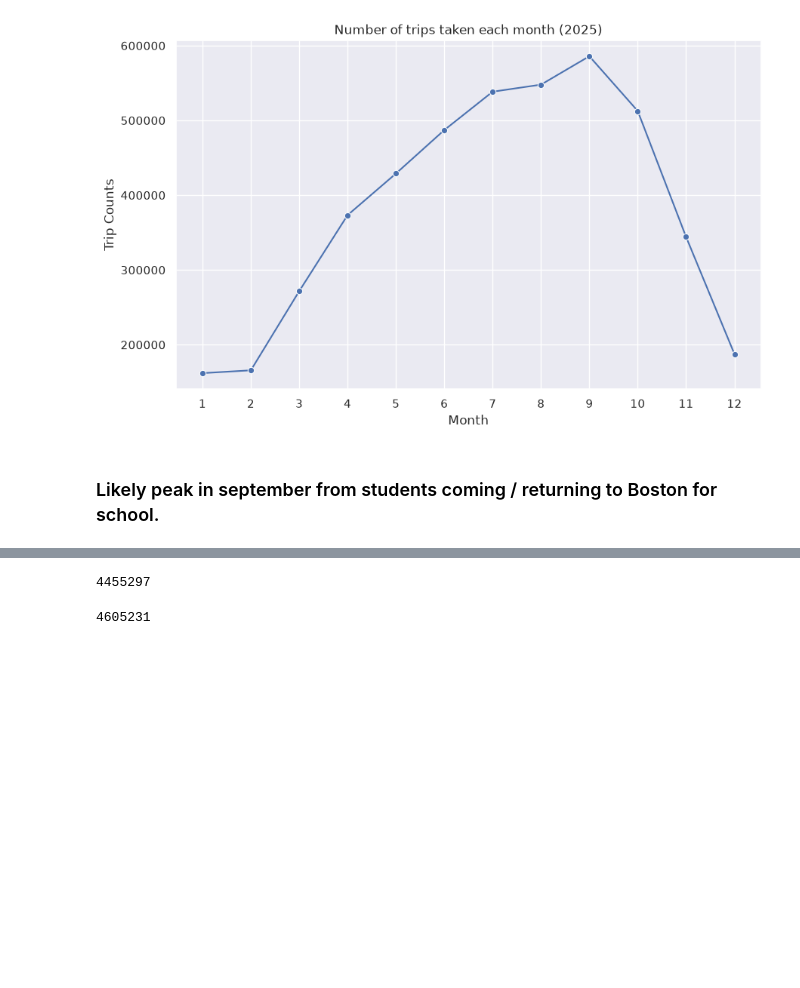
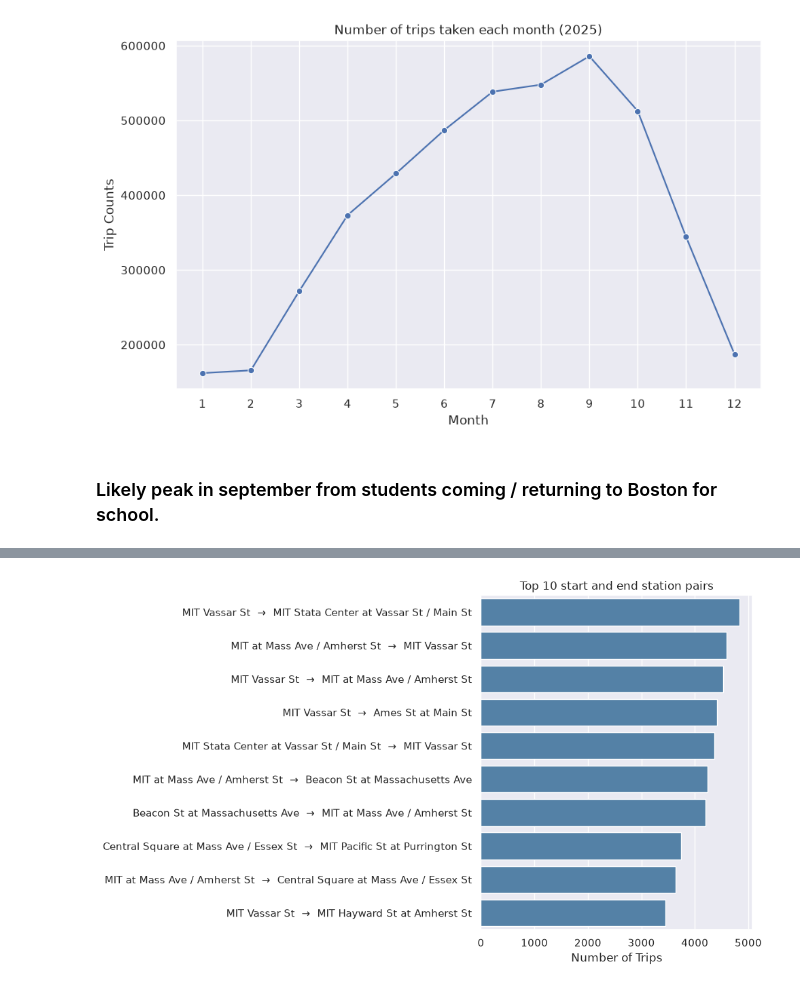
Before and after one commit to huck1ns/BlueBike_DS_Project, a Jupyter notebook: BlueBike_Notebook.ipynb, the cells around one changed output, grey strips where cells are left out. Saved outputs shown, nothing was run; the diff lists cells and outputs as text; code cells hidden in the pictures; blank space fills up the shorter version.

```diff
--- a/BlueBike_Notebook.ipynb
+++ b/BlueBike_Notebook.ipynb
@@ -267,3 +270,9 @@ point_to_point = round_trips = combined[combined['start_station_id'] != combined
 # %%
-print(len(round_trips))
+top_pairs = (
+    point_to_point.groupby(['start_station_name', 'end_station_name'])
+                  .size()
+                  .sort_values(ascending=False)
+                  .head(10)
+                  .reset_index(name='trips')
+)
 # %% [output]
@@ -271,9 +296,14 @@ print(len(round_trips))
 # %%
-len(point_to_point)
+top = top_pairs.copy()
+top['label'] = top['start_station_name'] + '  →  ' + top['end_station_name']
+
+plt.figure(figsize=(10, 6))
+sns.barplot(data=top, x='trips', y='label', color='steelblue')
+plt.xlabel('Number of Trips')
+plt.ylabel('')
+plt.title('Top 10 start and end station pairs')
+plt.tight_layout()
+plt.show()
 # %% [output]
-4455297
+[figure, added]
-# %%
-len(combined)
-# %% [output]
-4605231
 # %%
```
Also changed, not shown: parts of 6 cells of this notebook.
